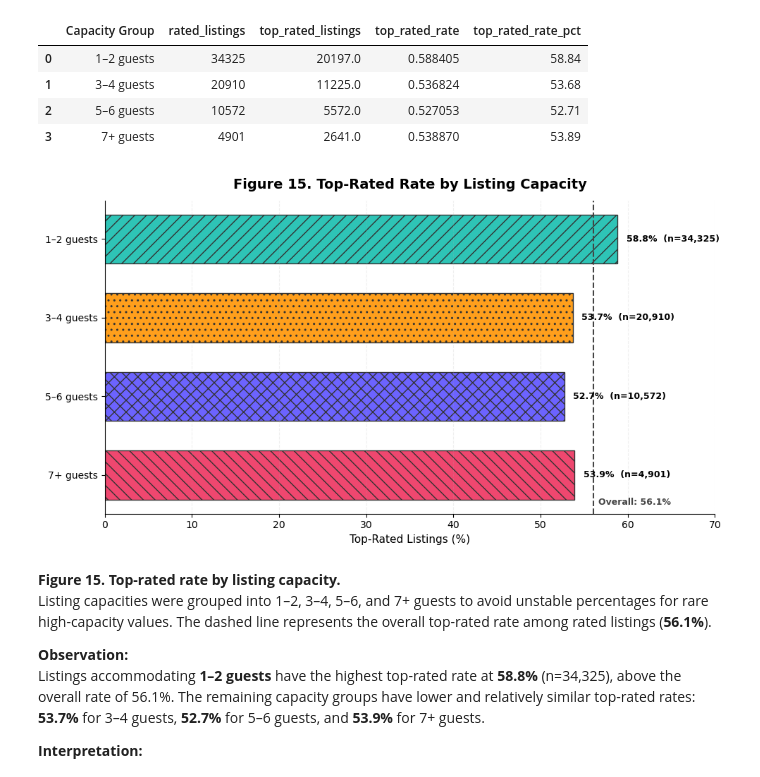
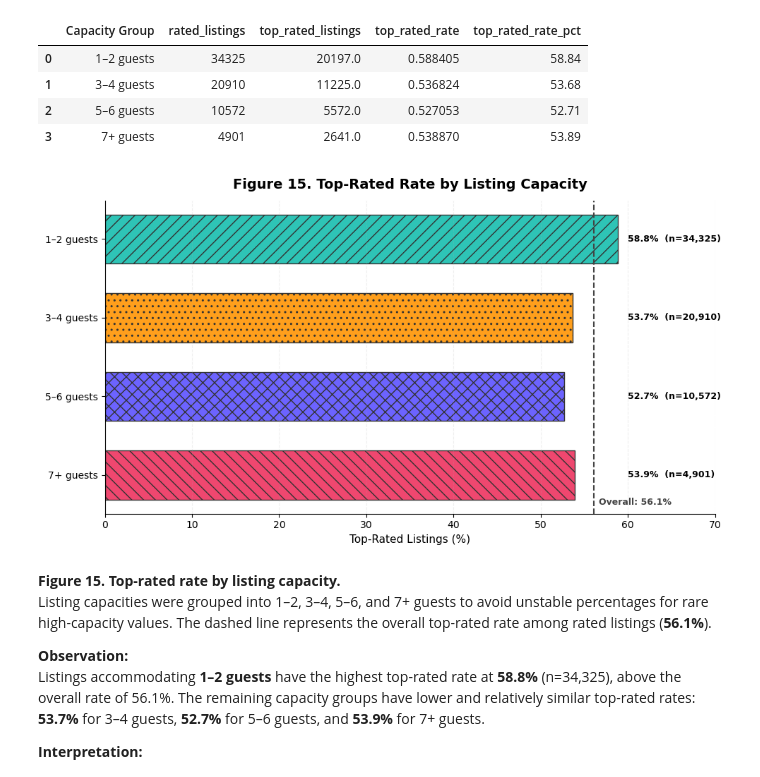
Before and after one commit to varunavy/data230-london-airbnb, a Jupyter notebook: notebooks/03_bivariate_sanjana.ipynb, the cells around one changed output. Saved outputs shown, nothing was run; the diff lists cells and outputs as text; code cells hidden in the pictures.

```diff
--- a/notebooks/03_bivariate_sanjana.ipynb
+++ b/notebooks/03_bivariate_sanjana.ipynb
@@ -242,16 +245,20 @@ for bar, hatch in zip(bars, hatches):
     bar.set_hatch(hatch)
 
 # Percentage + sample-size labels
+# Fixed position keeps labels away from the overall benchmark line
+label_x = 59.0
+
 for bar, rate, n in zip(
     bars,
     room_plot["top_rated_rate_pct"],
     room_plot["rated_listings"]
 ):
     ax.text(
-        rate + 1,
+        label_x,
         bar.get_y() + bar.get_height() / 2,
         f"{rate:.1f}%  (n={n:,})",
         va="center",
+        ha="left",
         fontsize=9,
         fontweight="semibold"
     )
@@ -261,11 +268,13 @@ ax.axvline(
     overall_rate,
     color="#444444",
     linestyle="--",
-    linewidth=1.5
+    linewidth=1.5,
+    zorder=3
 )
 
+# Benchmark label placed at bottom
 ax.text(
-   overall_rate + 0.6,
+    overall_rate + 0.6,
     3.35,
     f"Overall: {overall_rate:.1f}%",
     fontsize=9,
@@ -424,16 +433,20 @@ for bar, hatch in zip(bars, hatches):
     bar.set_hatch(hatch)
 
 # Percentage and sample-size labels
+# Fixed position prevents overlap with the overall benchmark line
+label_x = 60.0
+
 for bar, rate, n in zip(
     bars,
     capacity_summary["top_rated_rate_pct"],
     capacity_summary["rated_listings"]
 ):
     ax.text(
-        rate + 1,
+        label_x,
         bar.get_y() + bar.get_height() / 2,
         f"{rate:.1f}%  (n={n:,})",
         va="center",
+        ha="left",
         fontsize=9,
         fontweight="semibold"
     )
@@ -443,7 +456,8 @@ ax.axvline(
     overall_rate,
     color="#444444",
     linestyle="--",
-    linewidth=1.5
+    linewidth=1.5,
+    zorder=3
 )
 
 ax.text(
@@ -464,34 +478,34 @@ ax.set_title(
 )
 
 ax.set_xlabel("Top-Rated Listings (%)", fontsize=11)
 ax.set_ylabel("")
 
 ax.set_xlim(0, 70)
 
 ax.grid(
     axis="x",
     linestyle="--",
     alpha=0.20
 )
 
 ax.grid(axis="y", visible=False)
 
 # Keep capacity groups in natural order from small to large
 ax.invert_yaxis()
 
 sns.despine(ax=ax)
 
 plt.tight_layout()
 
 plt.savefig(
     "../figures/fig15_capacity_vs_top_rated.png",
     dpi=500,
     bbox_inches="tight"
 )
 
 plt.show()
 # %% [output]
-[figure, old version]
+[figure, new version]
 # %% [markdown]
 **Figure 15. Top-rated rate by listing capacity.**
 Listing capacities were grouped into 1–2, 3–4, 5–6, and 7+ guests to avoid unstable percentages for rare high-capacity values. The dashed line represents the overall top-rated rate among rated listings (**56.1%**).
```
Also changed, not shown: parts of 3 cells of this notebook.
